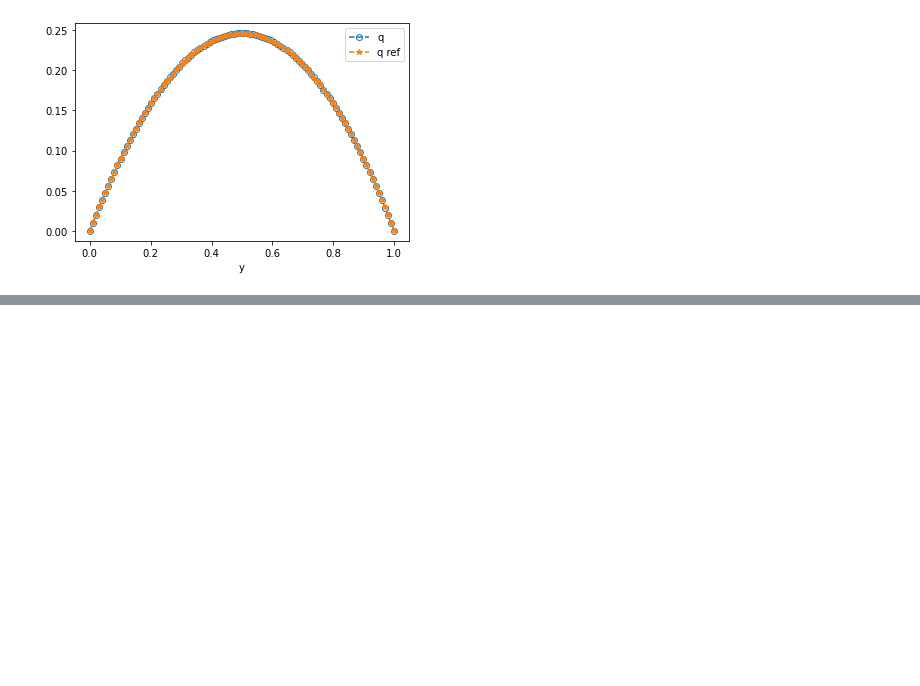
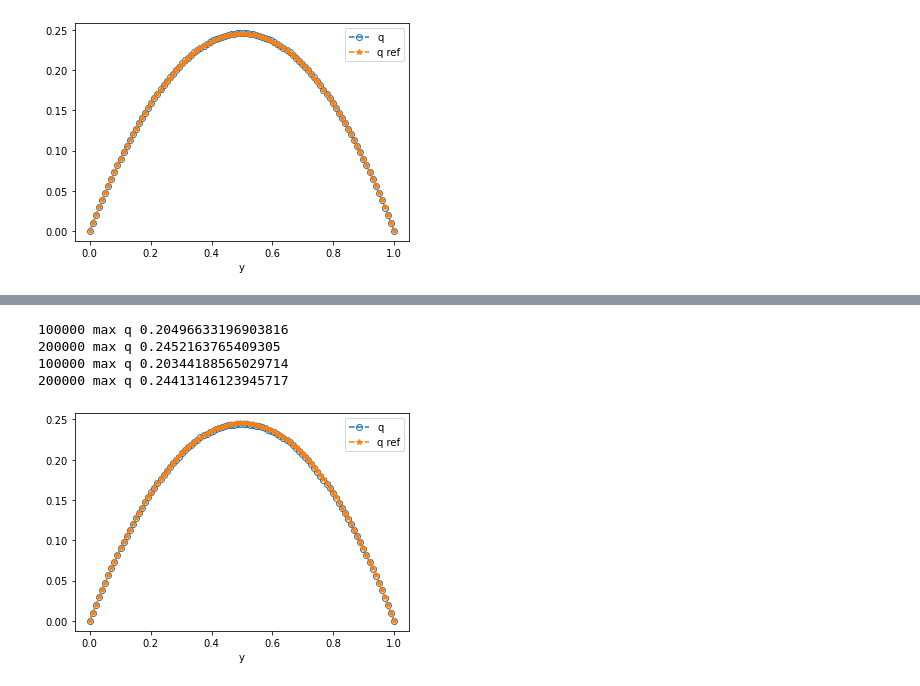
Before and after one commit to Zhengyu-Huang/Point-Jet, a Jupyter notebook: Poisson_model/Direct_NN.ipynb, the cells around one changed output, grey strips where cells are left out. Drawn from its saved outputs; the diff is of its cells as text; code cells hidden in the pictures; blank space fills up the shorter version.

```diff
--- a/Poisson_model/Direct_NN.ipynb
+++ b/Poisson_model/Direct_NN.ipynb
@@ -235,0 +359,58 @@ plt.show()
+# %%
+def flux(q, dq):
+
+    x = np.vstack((q, dq)).T
+
+    permeability = nn_model(torch.from_numpy(x.astype(np.float32))).detach().numpy().flatten()
+
+    return permeability
+
+def D_flux(q, dq):
+
+    Ny = q.size
+    Dq, Ddq = np.zeros(Ny), np.zeros(Ny)
+
+    for i in range(Ny):
+        x = torch.from_numpy(np.array([[q[i],dq[i]]]).astype(np.float32))
+        x.requires_grad = True
+        y = nn_model(x)  #.detach().numpy().flatten()
+        d = torch.autograd.grad(y, x)[0].numpy().flatten()
+        Dq[i], Ddq[i] = d[0], d[1]
+
+
+    return Dq, Ddq
+
+L = 1.0
+Ny = 100
+yy = np.linspace(0.0, L, Ny)
+f = 6*(1-2*yy)**2 - 2*(yy - yy**2)*(1 - 2*yy)**2 + 2*(yy - yy**2)**2 + 2
+q_sol = -yy*(yy - 1)
+dbc = np.array([0.0, 0.0])
+
+MODEL = "exp_nummodel"
+
+if MODEL == "exp_nummodel":
+
+    model = lambda q, yy, res : nummodel_flux(flux_ref, q, yy, res)
+    yy, t_data_ref, q_data_ref = explicit_solve(model, f, dbc, dt = 1.0e-6, Nt = 200000, save_every = 100000, L = L)
+
+    model = lambda q, yy, res : nummodel_flux(flux, q, yy, res)
+    yy, t_data, q_data = explicit_solve(model, f, dbc, dt = 1.0e-6, Nt = 200000, save_every = 100000, L = L)
+
+else:
+    print("ERROR")
+
+
+plt.figure()
+plt.plot(yy, q_data[-1, :],  "--o", fillstyle="none", label="q")
+plt.plot(yy, q_data_ref[-1, :],  "--*", label="q ref")
+
+plt.xlabel("y")
+plt.legend()
+plt.show()
+# %% [output]
+100000 max q 0.20496633196903816
+200000 max q 0.2452163765409305
+100000 max q 0.20344188565029714
+200000 max q 0.24413146123945717
+[figure, added]
```
Also changed, not shown: parts of 6 cells of this notebook, 2 other files.
